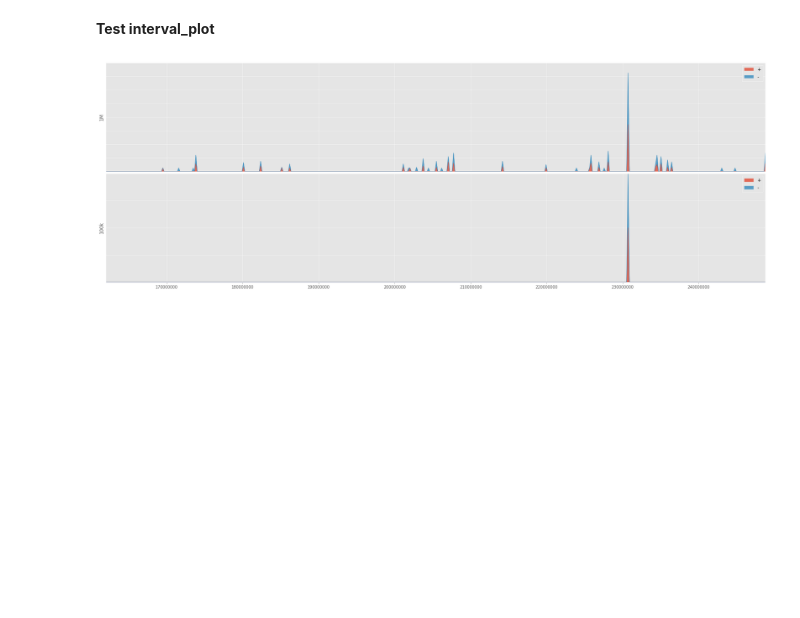
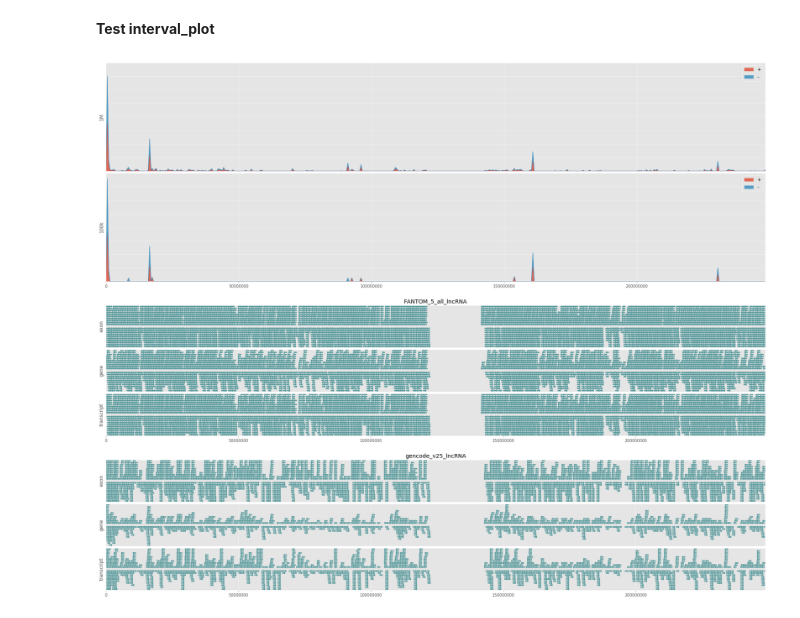
Before and after one commit to a-slide/JupyterGenoViewer, a Jupyter notebook: JGV/JGV_Test_Notebook.ipynb, the cells around one changed output. Drawn from its saved outputs; the diff is of its cells as text; code cells hidden in the pictures; blank space fills up the shorter version.

Commit message:
functional prototype, need more tests

```diff
--- a/JGV/JGV_Test_Notebook.ipynb
+++ b/JGV/JGV_Test_Notebook.ipynb
@@ -1053,14 +1053,14 @@ l = ['chr1', 'chr2', 'chr3', 'chr4', 'chr5', 'chr6', 'chr7', 'chr8', 'chr9', 'ch
 
 # JGV object with 2 annotations and 2 alignment tracks
 j = JGV(fp=fp, ref_list=l)
-#j.add_annotation("../dl_test_data/FANTOM_5_all_lncRNA.gtf.gz")
-#j.add_annotation("../dl_test_data/gencode_v25_lncRNA.gff3.gz")
+j.add_annotation("../dl_test_data/FANTOM_5_all_lncRNA.gtf.gz")
+j.add_annotation("../dl_test_data/gencode_v25_lncRNA.gff3.gz")
 j.add_alignment("../dl_test_data/1M.bed.gz")
 j.add_alignment("../dl_test_data/100k.bed.gz")
 
 # Empty JGV object
 j2 = JGV(fp=fp, ref_list=l)
 # %%
-j.interval_plot(refid="chr1", start=162000000,figwidth=30)
+j.interval_plot(refid="chr1", figwidth=30)
 # %% [output]
-[figure, old version]
+[figure, new version]
```
Also changed, not shown: 1 other file.
